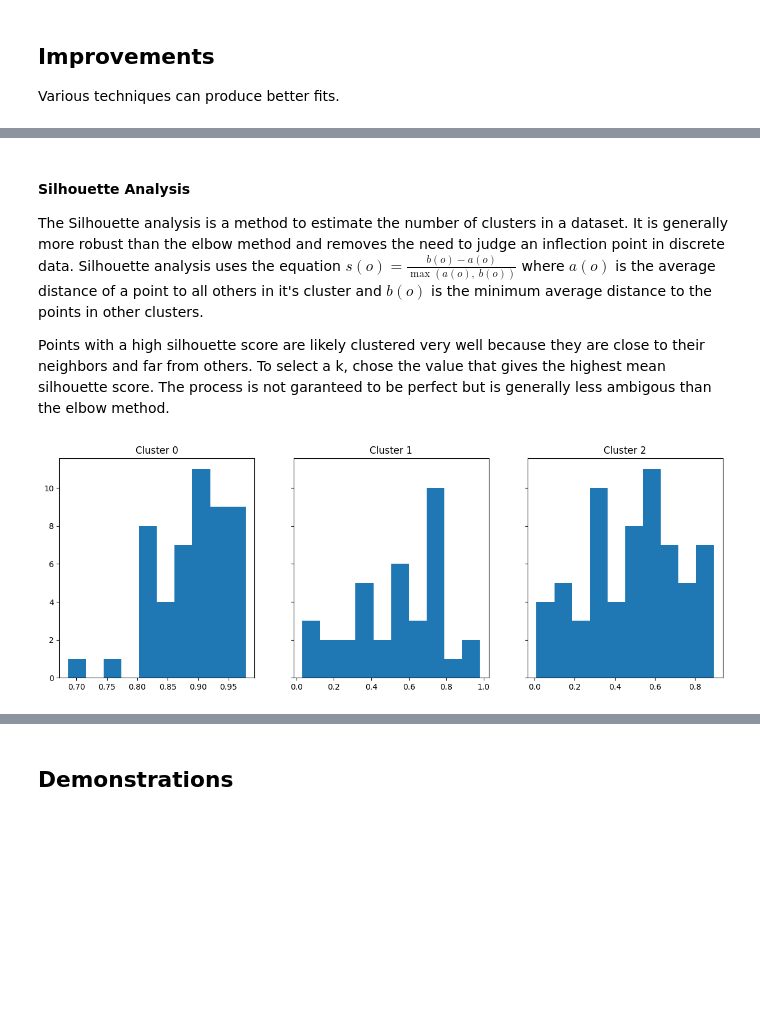
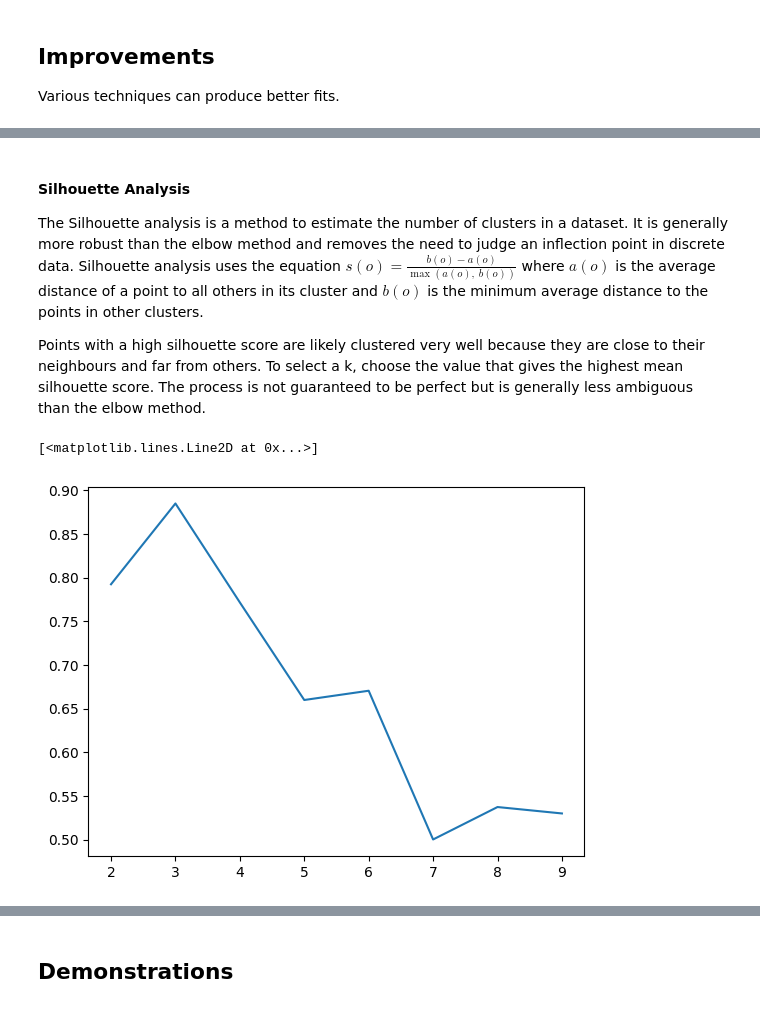
Before and after one commit to RunnersNum40/machine-intelligence, a Jupyter notebook: k-means/k-means.ipynb, the cells around one changed output, grey strips where cells are left out. Saved outputs shown, nothing was run; the diff lists cells and outputs as text; code cells hidden in the pictures; blank space fills up the shorter version.

```diff
--- a/k-means/k-means.ipynb
+++ b/k-means/k-means.ipynb
@@ -232,48 +233,48 @@ plt.show()
 # %% [markdown]
 #### Silhouette Analysis
 
-The Silhouette analysis is a method to estimate the number of clusters in a dataset. It is generally more robust than the elbow method and removes the need to judge an inflection point in discrete data. Silhouette analysis uses the equation $s\left(o\right)=\frac{b\left(o\right)-a\left(o\right)}{\max\left(a\left(o\right),\ b\left(o\right)\right)}$ where $a\left(o\right)$ is the average distance of a point to all others in it's cluster and $b\left(o\right)$ is the minimum average distance to the points in other clusters.
+The Silhouette analysis is a method to estimate the number of clusters in a dataset. It is generally more robust than the elbow method and removes the need to judge an inflection point in discrete data. Silhouette analysis uses the equation $s\left(o\right)=\frac{b\left(o\right)-a\left(o\right)}{\max\left(a\left(o\right),\ b\left(o\right)\right)}$ where $a\left(o\right)$ is the average distance of a point to all others in its cluster and $b\left(o\right)$ is the minimum average distance to the points in other clusters.
 
-Points with a high silhouette score are likely clustered very well because they are close to their neighbors and far from others. To select a k, chose the value that gives the highest mean silhouette score. The process is not garanteed to be perfect but is generally less ambigous than the elbow method.
+Points with a high silhouette score are likely clustered very well because they are close to their neighbours and far from others. To select a k, choose the value that gives the highest mean silhouette score. The process is not guaranteed to be perfect but is generally less ambiguous than the elbow method.
 # %%
 def silhouette(data: np.ndarray, assignments: np.ndarray, centroids: np.ndarray) -> np.ndarray:
     """Compute the silhouette score of a clustering.
 
     Args:
         data: Data to cluster.
         assignments: Cluster assignments.
         centroids: Cluster centroids.
 
     Returns:
         Silhouette scores of each point.
     """
     silhouette = np.zeros(data.shape[0])
     for i in range(data.shape[0]):
         # Compute the average distance to the points in the same cluster
         a = euclidean_distance(data[i, :], centroids[int(assignments[i]), :])
         # Compute the minimum average distance to the points in other clusters
         b = np.inf
         for j in range(centroids.shape[0]):
             if j != assignments[i]:
                 b = min(b, euclidean_distance(data[i, :], centroids[j, :]))
         # Compute the silhouette score
         silhouette[i] = (b - a) / max(a, b)
     return silhouette
 
 # Generate data
 data = generate_data(50, 3)
 
-# Run k-means 10 times and plot the best result
-assignments, centroids = best_of_n(3, data, 10)
+# Run k-means 10 times and plot the silhouette scores
+silhouette_scores = []
+for k in range(1, 10):
+    assignments, centroids = best_of_n(k, data, 10)
+    silhouette_scores.append(silhouette(data, assignments, centroids))
 
-# Plot silhouette scores of the points in each cluster
-fig, axes = plt.subplots(1, centroids.shape[0], figsize=(15, 5), sharey=True)
-for i in range(centroids.shape[0]):
-    axes[i].hist(silhouette(data, assignments, centroids)[assignments == i])
-    axes[i].set_title(f'Cluster {i}')
-plt.show()
+# Plot mean silhouette scores
+plt.plot(range(1, 10), np.mean(silhouette_scores, axis=1))
 # %% [output]
+[<matplotlib.lines.Line2D at 0x...>]
-[figure, old version]
+[figure, new version]
 # %%
 def estimate_k(data: np.ndarray, max_k: int = 10) -> int:
     """Estimate the number of clusters in the data using the silhouette score.
```
Also changed, not shown: parts of 13 cells of this notebook, 2 other files.
